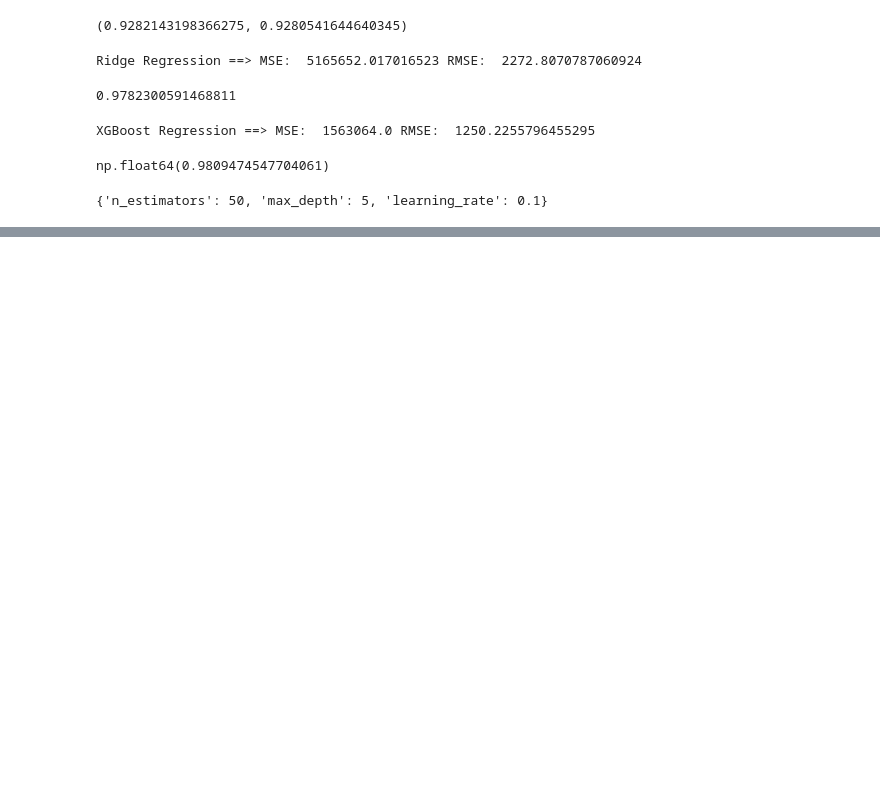
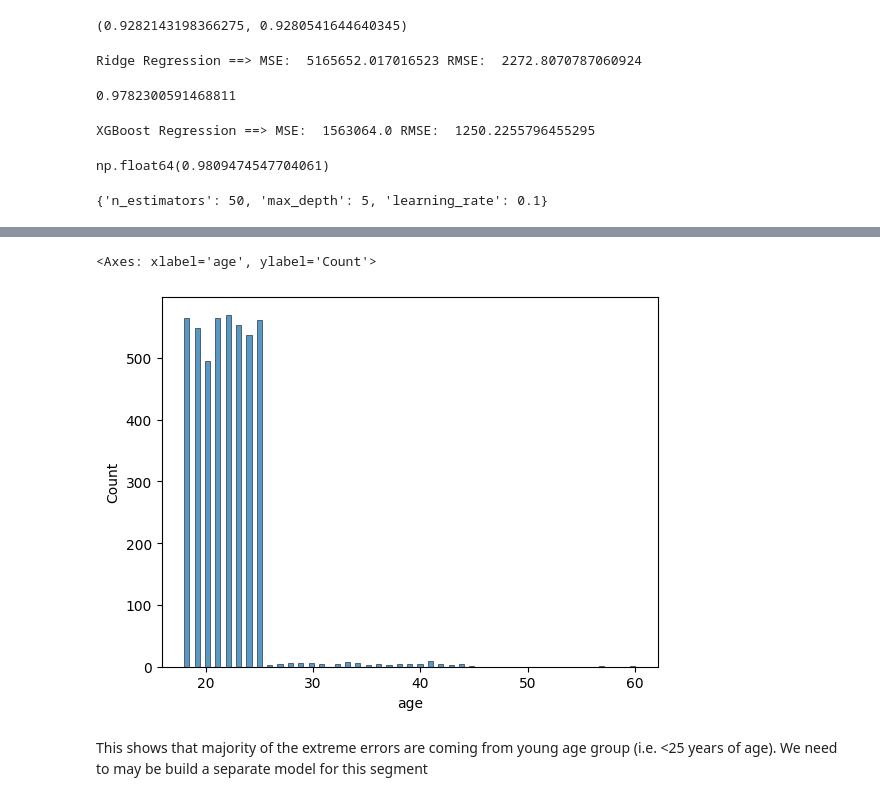
Before and after one commit to Abi27052000/HealthCare-Premium-Prediction, a Jupyter notebook: healthcare_premium_prediction.ipynb, the cells around one changed output, grey strips where cells are left out. Saved outputs shown, nothing was run; the diff lists cells and outputs as text; code cells hidden in the pictures; blank space fills up the shorter version.

```diff
--- a/healthcare_premium_prediction.ipynb
+++ b/healthcare_premium_prediction.ipynb
@@ -643,0 +764,6 @@ best_model = random_search.best_estimator_
+# %%
+extreme_errors_df['income_level']=-1
+# %%
+df_reversed = pd.DataFrame()
+df_reversed[cols_to_scale] = scaler.inverse_transform(extreme_errors_df[cols_to_scale])
+df_reversed.head()
@@ -643,0 +789,7 @@ best_model = random_search.best_estimator_
+# %%
+sns.histplot(df_reversed.age)
+# %% [output]
+<Axes: xlabel='age', ylabel='Count'>
+[figure, added]
+# %% [markdown]
+This shows that majority of the extreme errors are coming from young age group (i.e. <25 years of age). We need to may be build a separate model for this segment
```
Also changed, not shown: parts of 15 cells of this notebook.
